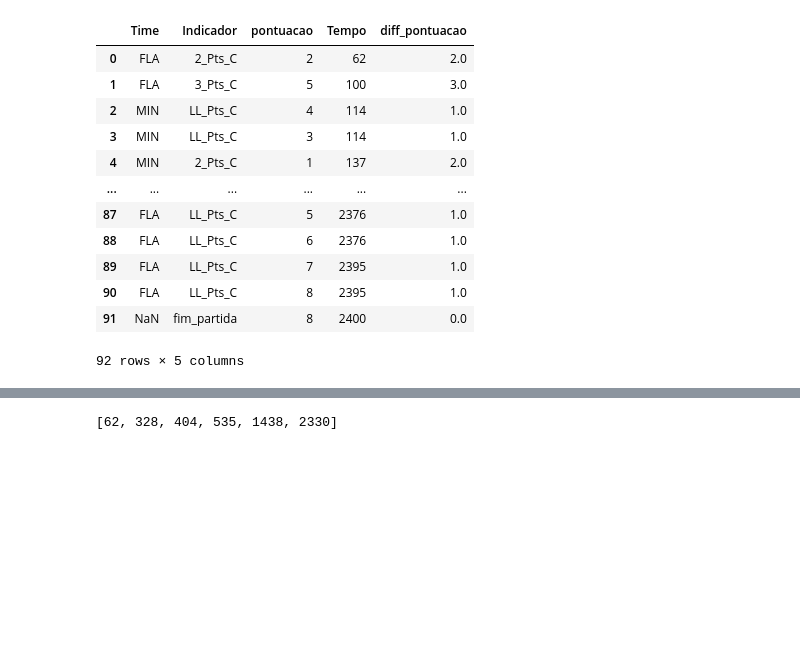
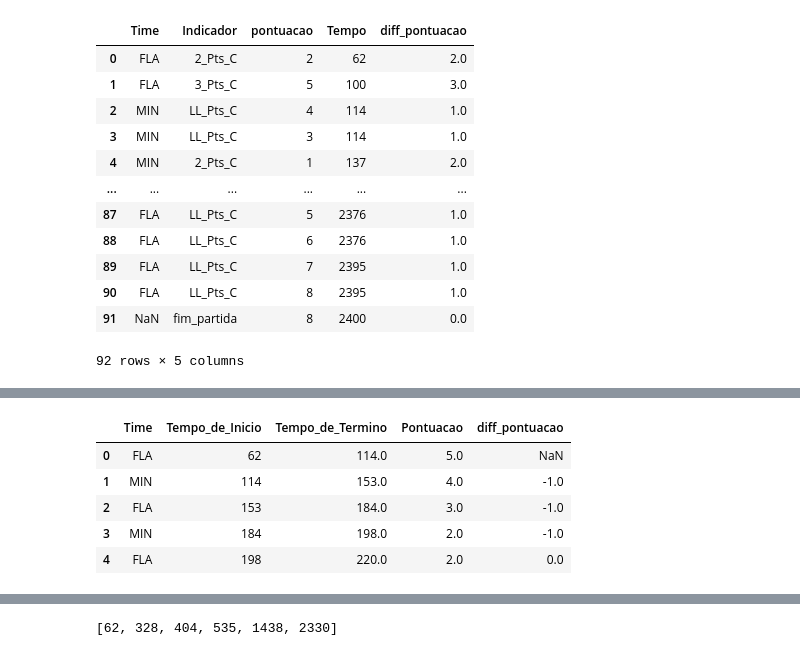
Before and after one commit to Rafael-Prochnow/Analise-descritiva-para-um-time, a Jupyter notebook: Jogada_Jogada.ipynb, the cells around one changed output, grey strips where cells are left out. Cells and saved outputs as stored; diff of their text form; code cells hidden in the pictures; blank space fills up the shorter version.

```diff
--- a/Jogada_Jogada.ipynb
+++ b/Jogada_Jogada.ipynb
@@ -444,0 +453,9 @@ jogoooo.to_csv('tempo2.csv')
+# %%
+novo_jogo.head()
+# %% [output]
+|  | Time | Tempo_de_Inicio | Tempo_de_Termino | Pontuacao | diff_pontuacao |
+| 0 | FLA | 62 | 114.0 | 5.0 | NaN |
+| 1 | MIN | 114 | 153.0 | 4.0 | -1.0 |
+| 2 | FLA | 153 | 184.0 | 3.0 | -1.0 |
+| 3 | MIN | 184 | 198.0 | 2.0 | -1.0 |
+| 4 | FLA | 198 | 220.0 | 2.0 | 0.0 |
```
Also changed, not shown: parts of 17 cells of this notebook, 1 other file.
